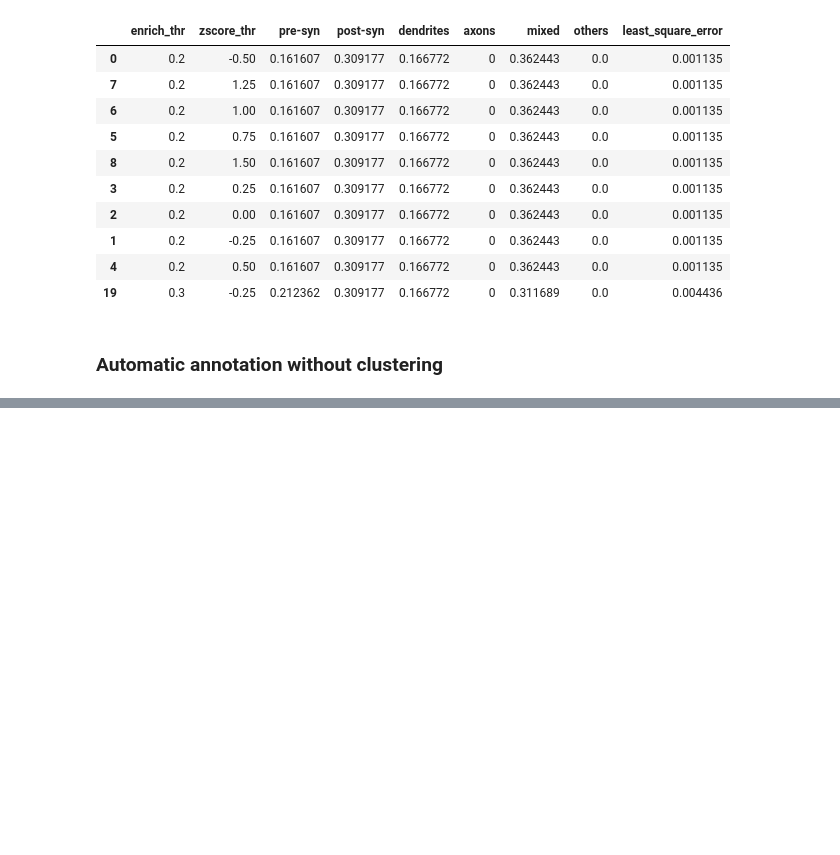
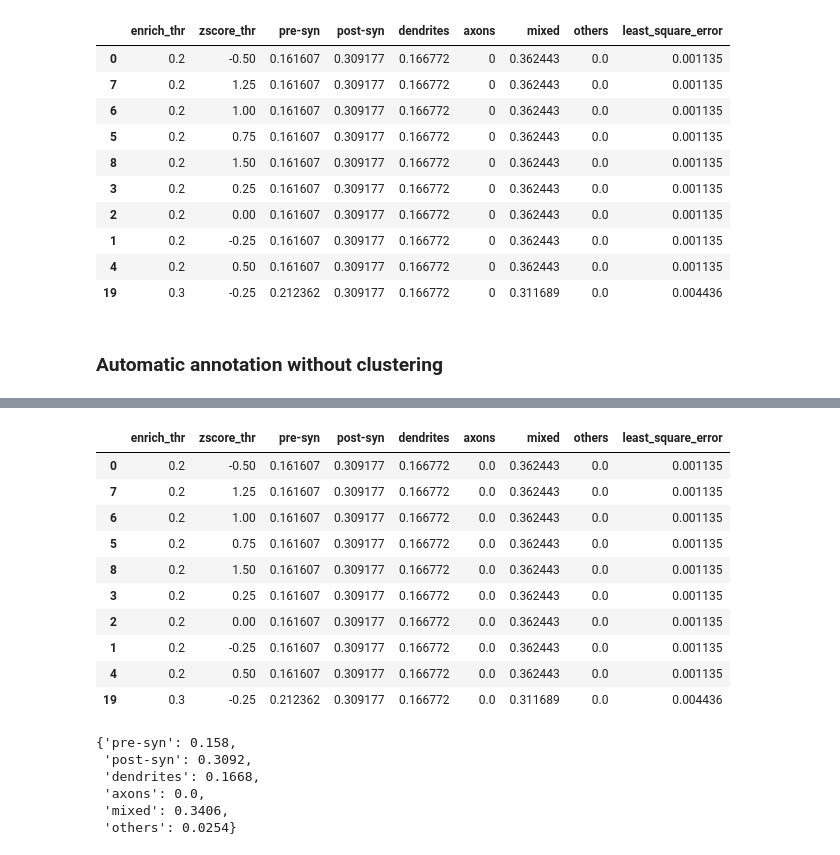
Before and after one commit to chen-yang-yuan/mcDETECT, a Jupyter notebook: code/4_subtyping.ipynb, the cells around one changed output, grey strips where cells are left out. Saved outputs shown, nothing was run; the diff lists cells and outputs as text; code cells hidden in the pictures; blank space fills up the shorter version.

```diff
--- a/code/4_subtyping.ipynb
+++ b/code/4_subtyping.ipynb
@@ -246,0 +247,30 @@ Enrichment threshold: 0.3, Z-score threshold: 1.25
+# %%
+dist_cols = ['pre-syn', 'post-syn', 'dendrites', 'axons', 'mixed', 'others']
+
+manual = pd.Series(manual_dist).reindex(dist_cols).fillna(0)
+
+results_df["least_square_error"] = ((results_df[dist_cols].sub(manual, axis=1))**2).sum(axis=1)
+
+best = results_df.sort_values("least_square_error", ascending=True)
+best.head(10)
+# %% [output]
+|  | enrich_thr | zscore_thr | pre-syn | post-syn | dendrites | axons | mixed | others | least_square_error |
+| 0 | 0.2 | -0.50 | 0.161607 | 0.309177 | 0.166772 | 0.0 | 0.362443 | 0.0 | 0.001135 |
+| 7 | 0.2 | 1.25 | 0.161607 | 0.309177 | 0.166772 | 0.0 | 0.362443 | 0.0 | 0.001135 |
+| 6 | 0.2 | 1.00 | 0.161607 | 0.309177 | 0.166772 | 0.0 | 0.362443 | 0.0 | 0.001135 |
+| 5 | 0.2 | 0.75 | 0.161607 | 0.309177 | 0.166772 | 0.0 | 0.362443 | 0.0 | 0.001135 |
+| 8 | 0.2 | 1.50 | 0.161607 | 0.309177 | 0.166772 | 0.0 | 0.362443 | 0.0 | 0.001135 |
+| 3 | 0.2 | 0.25 | 0.161607 | 0.309177 | 0.166772 | 0.0 | 0.362443 | 0.0 | 0.001135 |
+| 2 | 0.2 | 0.00 | 0.161607 | 0.309177 | 0.166772 | 0.0 | 0.362443 | 0.0 | 0.001135 |
+| 1 | 0.2 | -0.25 | 0.161607 | 0.309177 | 0.166772 | 0.0 | 0.362443 | 0.0 | 0.001135 |
+| 4 | 0.2 | 0.50 | 0.161607 | 0.309177 | 0.166772 | 0.0 | 0.362443 | 0.0 | 0.001135 |
+| 19 | 0.3 | -0.25 | 0.212362 | 0.309177 | 0.166772 | 0.0 | 0.311689 | 0.0 | 0.004436 |
+# %%
+manual_dist
+# %% [output]
+{'pre-syn': 0.158,
+ 'post-syn': 0.3092,
+ 'dendrites': 0.1668,
+ 'axons': 0.0,
+ 'mixed': 0.3406,
+ 'others': 0.0254}
```
Also changed, not shown: parts of 1 cell of this notebook, 1 other file.
